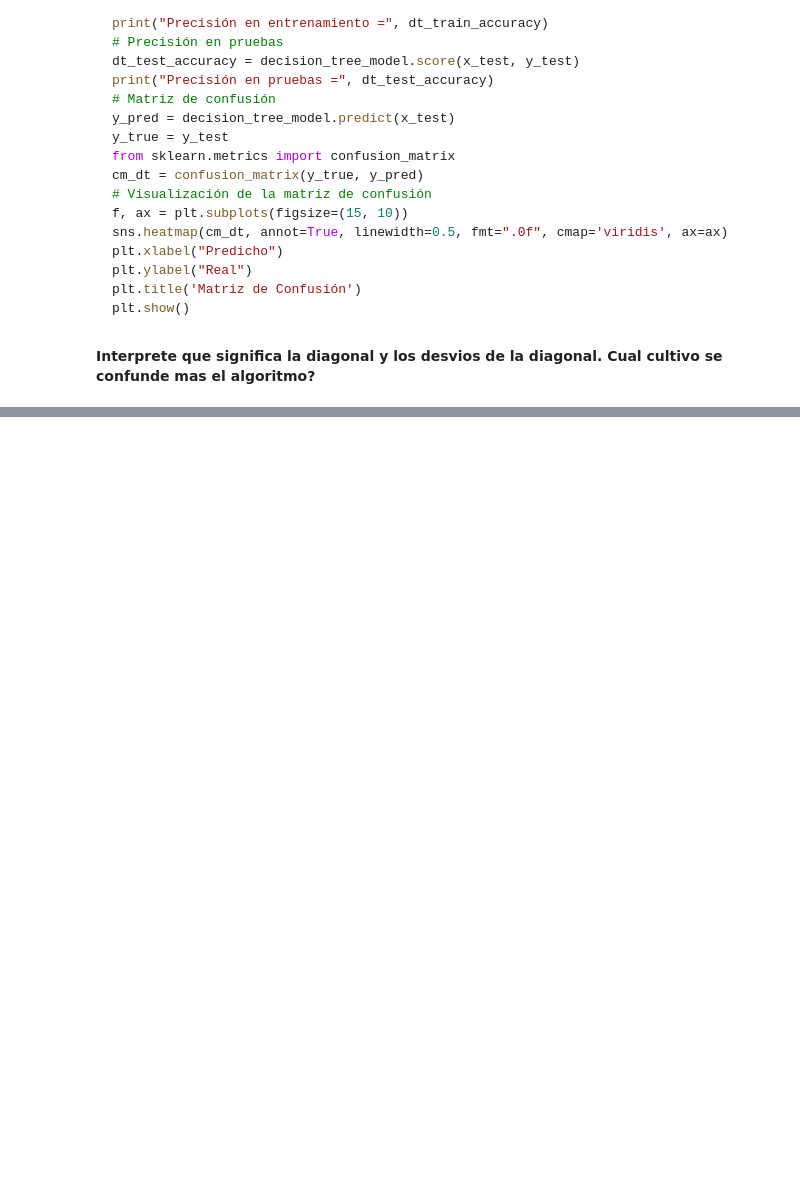
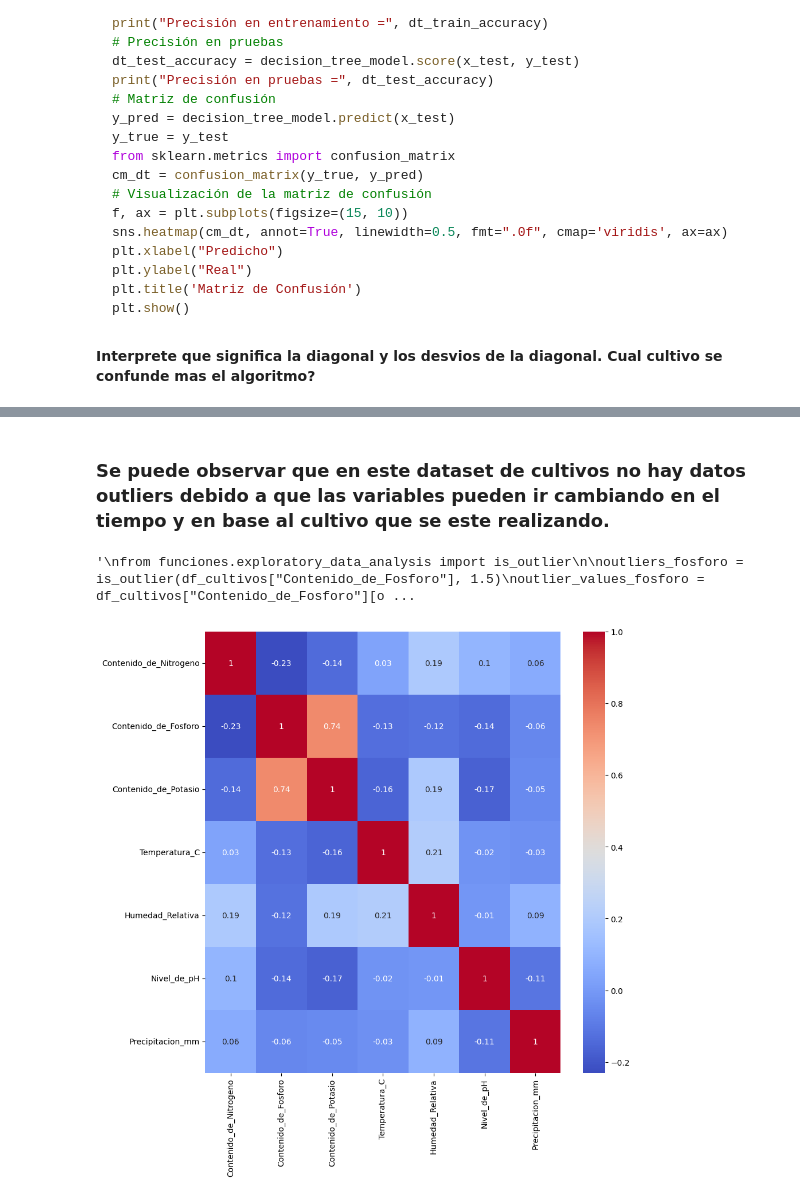
Before and after one commit to lnastri25/POO_UCEMA, a Jupyter notebook: trabajos_practicos/tp_datos/4-cultivo/cultivos.ipynb, the cells around one changed output, grey strips where cells are left out. Cells and saved outputs as stored; diff of their text form; code cells hidden in the pictures; blank space fills up the shorter version.

```diff
--- a/trabajos_practicos/tp_datos/4-cultivo/cultivos.ipynb
+++ b/trabajos_practicos/tp_datos/4-cultivo/cultivos.ipynb
@@ -65,0 +159,50 @@ import seaborn as sns
+# %% [markdown]
+### Se puede observar que en este dataset de cultivos no hay datos outliers debido a que las variables pueden ir cambiando en el tiempo y en base al cultivo que se este realizando.
+# %%
+"""
+from funciones.exploratory_data_analysis import is_outlier
+
+outliers_fosforo = is_outlier(df_cultivos["Contenido_de_Fosforo"], 1.5)
+outlier_values_fosforo = df_cultivos["Contenido_de_Fosforo"][outliers_fosforo]
+
+outliers_potasio = is_outlier(df_cultivos["Contenido_de_Potasio"], 1.5)
+outlier_values_potasio = df_cultivos["Contenido_de_Potasio"][outliers_potasio]
+
+outliers_temperatura = is_outlier(df_cultivos["Temperatura_C"], 1.5)
+outlier_values_temperatura= df_cultivos["Temperatura_C"][outliers_temperatura]
+
+outliers_humedad = is_outlier(df_cultivos["Humedad_Relativa"], 1.5)
+outlier_values_humedad= df_cultivos["Humedad_Relativa"][outliers_humedad]
+
+outliers_nivel_ph = is_outlier(df_cultivos["Nivel_de_pH"], 1.5)
+outlier_values_nivel_ph = df_cultivos["Nivel_de_pH"][outliers_nivel_ph]
+
+outliers_precipitacion = is_outlier(df_cultivos["Precipitacion_mm"], 1.5)
+outlier_values_precipitacion = df_cultivos["Precipitacion_mm"][outliers_precipitacion]
+
+
+print("Outliers de Contenido_de_Fosforo:")
+print(outlier_values_fosforo)
+print("")
+print("Outliers de Contenido_de_Potasio:")
+print(outlier_values_potasio)
+print("")
+print("Outliers de Temperatura_C:")
+print(outlier_values_temperatura)
+print("")
+print("Outliers de Humedad_Relativa:")
+print(outlier_values_humedad)
+print("")
+print("Outliers de Nivel_de_pH:")
+print(outlier_values_nivel_ph)
+print("")
+print("Outliers de Precipitacion_mm:")
+print(outlier_values_precipitacion)
+"""
+# %% [output]
+'\nfrom funciones.exploratory_data_analysis import is_outlier\n\noutliers_fosforo = is_outlier(df_cultivos["Contenido_de_Fosforo"], 1.5)\noutlier_values_fosforo = df_cultivos["Contenido_de_Fosforo"][o ...
+# %%
+from funciones.machine_learning import crear_heatmap_correlacion
+crear_heatmap_correlacion(df_cultivos)
+# %% [output]
+[figure, added]
```
Also changed, not shown: parts of 17 cells of this notebook, 3 other files.
